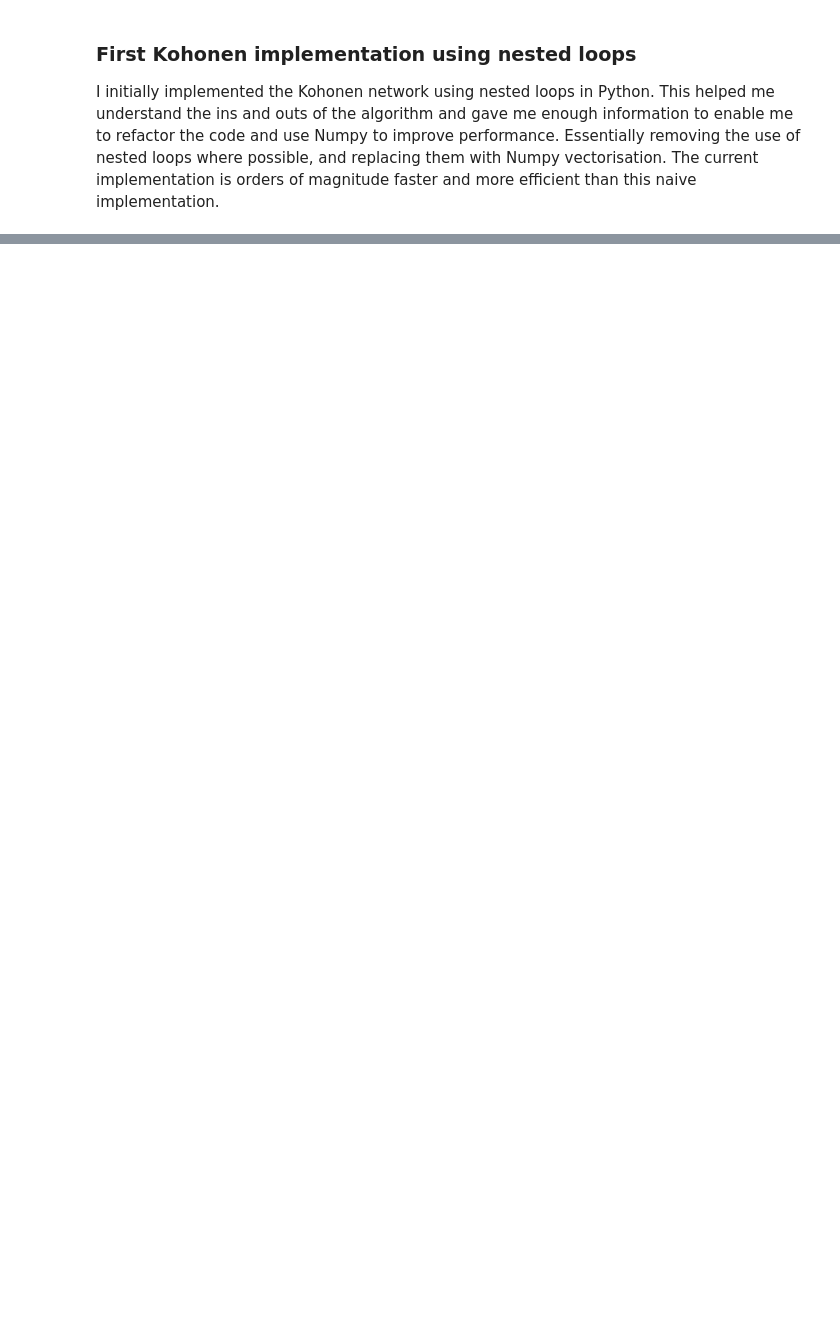
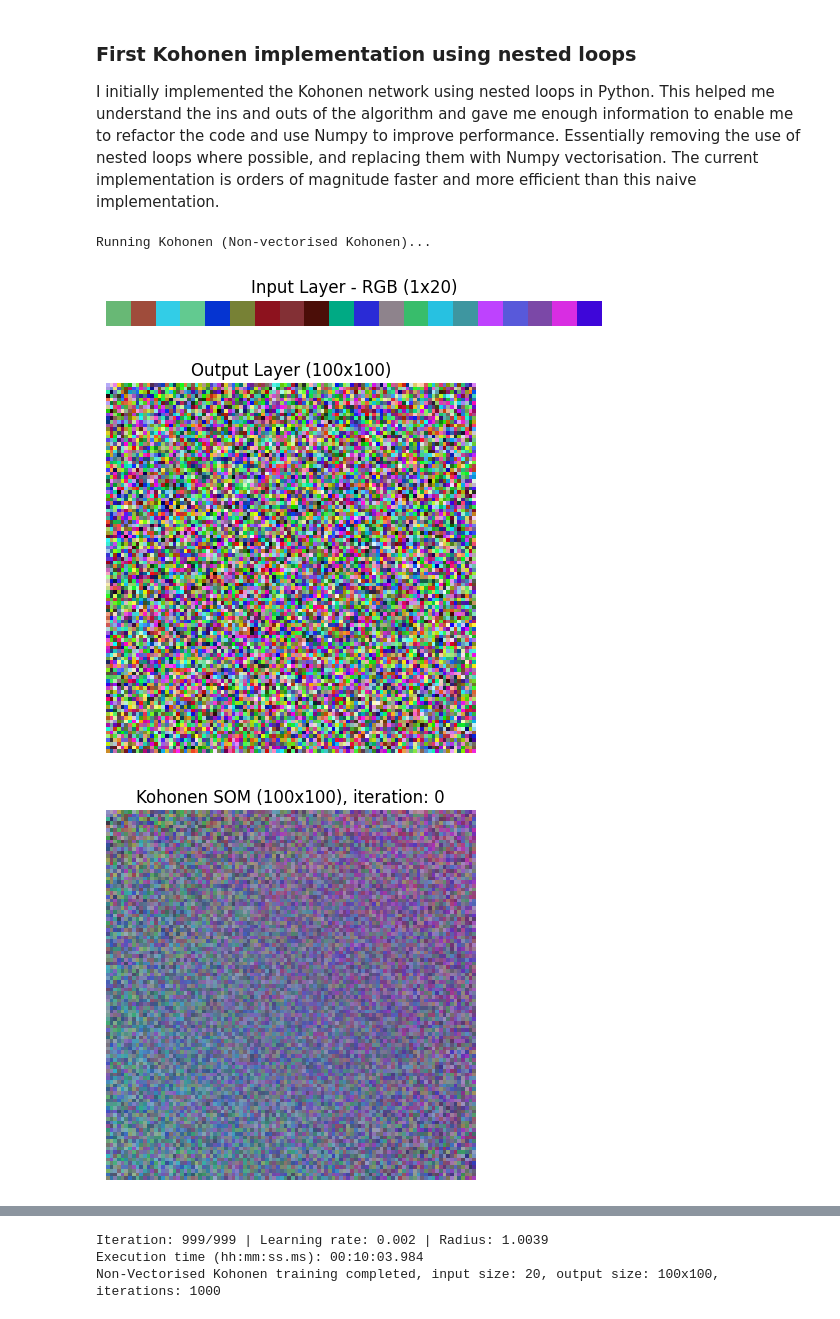
Before and after one commit to jaeyow/kohonen-som, a Jupyter notebook: kohonen.ipynb, the cells around one changed output, grey strips where cells are left out. Drawn from its saved outputs; the diff is of its cells as text; code cells hidden in the pictures; blank space fills up the shorter version.

```diff
--- a/kohonen.ipynb
+++ b/kohonen.ipynb
@@ -228,4 +228,9 @@ Kohonen training completed, input size: 20, output size: 100x100, iterations: 10
 ### First Kohonen implementation using nested loops
 I initially  implemented the Kohonen network using nested loops in Python. This helped me understand the ins and outs of the algorithm and gave me enough information to enable me to refactor the code and use Numpy to improve performance. Essentially removing the use of nested loops where possible, and replacing them with Numpy vectorisation. The current implementation is orders of magnitude faster and more efficient than this naive implementation.
 # %%
-# som = await kohonen_fit(None, input_size=20, width=100, height=100, iterations=1000, vectorised=False)
+som = await kohonen_fit(input_size=20, width=100, height=100, iterations=1000, vectorised=False)
+# %% [output]
+Running Kohonen (Non-vectorised Kohonen)...
+[figure, added]
+[figure, added]
+[figure, added]
@@ -231,0 +249,3 @@ I initially  implemented the Kohonen network using nested loops in Python. This
+Iteration: 999/999 | Learning rate: 0.002 | Radius: 1.0039
+Execution time (hh:mm:ss.ms): 00:10:03.984
+Non-Vectorised Kohonen training completed, input size: 20, output size: 100x100, iterations: 1000
```
Also changed, not shown: parts of 6 cells of this notebook, 2 other files.
